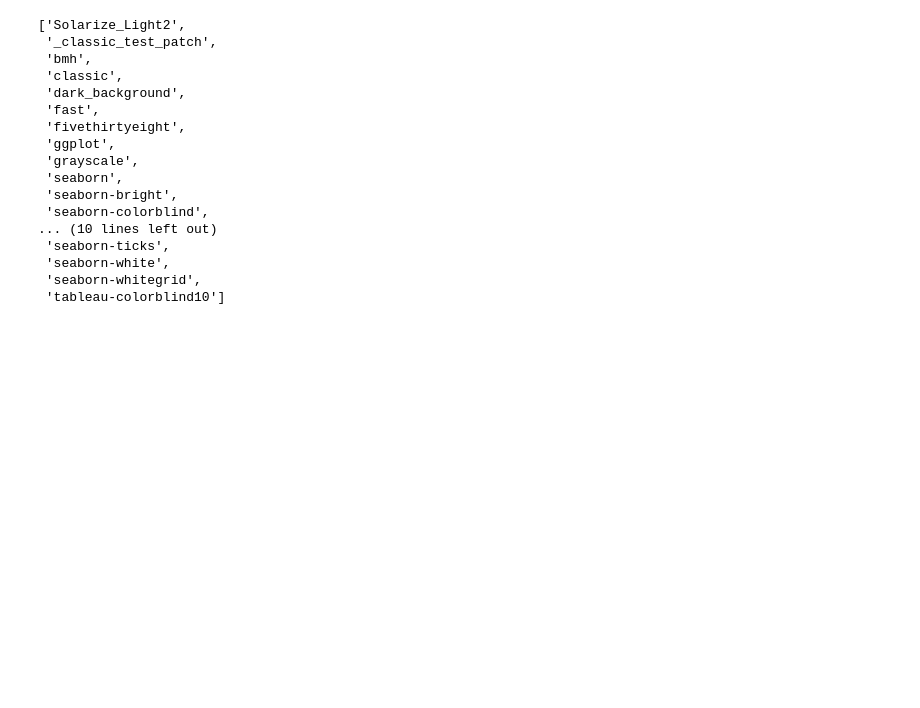
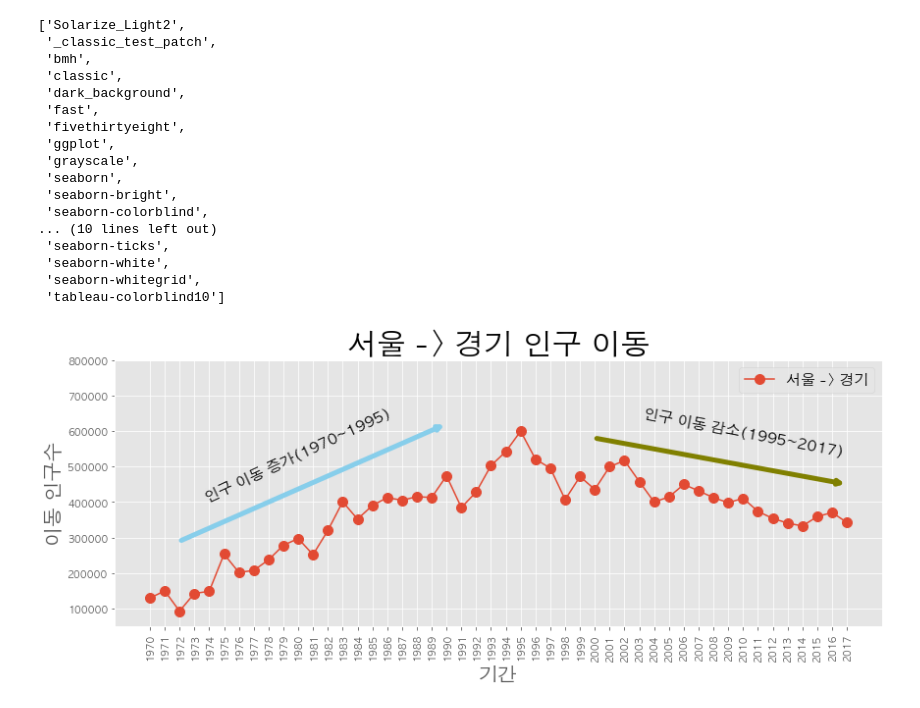
Before and after one commit to harryyang1982/pandas_data_analysis, a Jupyter notebook: part4_visualization.ipynb, the cells around one changed output. Saved outputs shown, nothing was run; the diff lists cells and outputs as text; code cells hidden in the pictures; blank space fills up the shorter version.

Commit message:
line graph cleared

```diff
--- a/part4_visualization.ipynb
+++ b/part4_visualization.ipynb
@@ -259,0 +281,51 @@ plt.style.available
+# %%
+# 그래프
+plt.style.use('ggplot')
+
+plt.figure(figsize=(14, 5))
+
+plt.xticks(size=10, rotation='vertical')
+
+plt.plot(sr_one.index, sr_one.values, marker='o', markersize=10)
+
+plt.title('서울 -> 경기 인구 이동', size=30)
+plt.xlabel('기간', size=20)
+plt.ylabel('이동 인구수', size=20)
+
+plt.legend(labels=['서울 -> 경기'], loc='best', fontsize=15)
+
+plt.ylim(50000, 800000)
+
+plt.annotate('',
+             xy = (20, 620000),
+             xytext=(2, 290000),
+             xycoords='data',
+             arrowprops=dict(arrowstyle='->', color='skyblue', lw=5),
+             )
+
+plt.annotate('',
+             xy = (47, 450000),
+             xytext = (30, 580000),
+             xycoords='data',
+             arrowprops=dict(arrowstyle='->', color='olive', lw=5),
+             )
+
+plt.annotate('인구 이동 증가(1970~1995)',
+             xy=(10, 400000),
+             rotation=25,
+             va='baseline',
+             ha='center',
+             fontsize=15,
+             )
+
+plt.annotate('인구 이동 감소(1995~2017)',
+             xy=(40, 530000),
+             rotation=-11,
+             va='baseline',
+             ha='center',
+             fontsize=15,
+             )
+
+plt.show()
+# %% [output]
+[figure, added]
```
Also changed, not shown: parts of 7 cells of this notebook.
